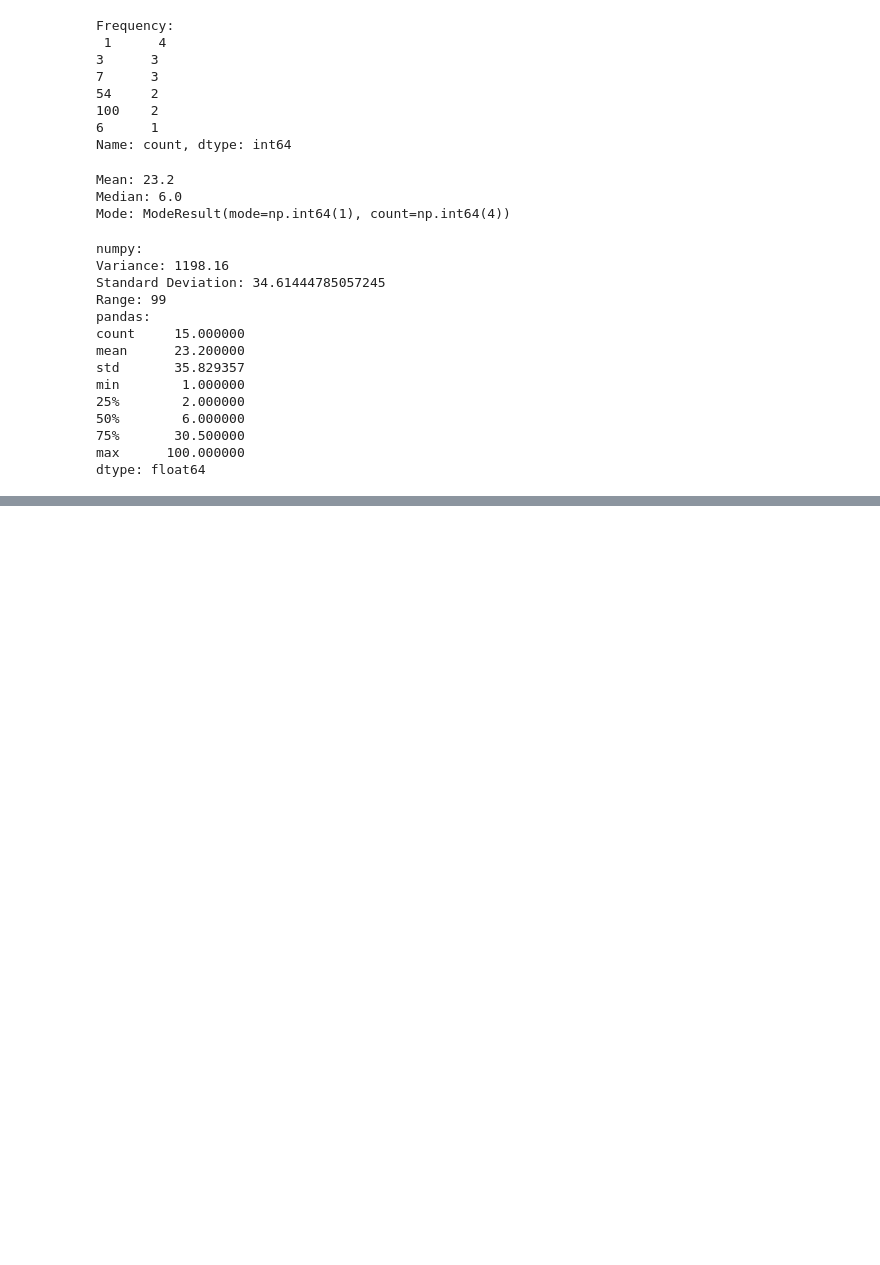
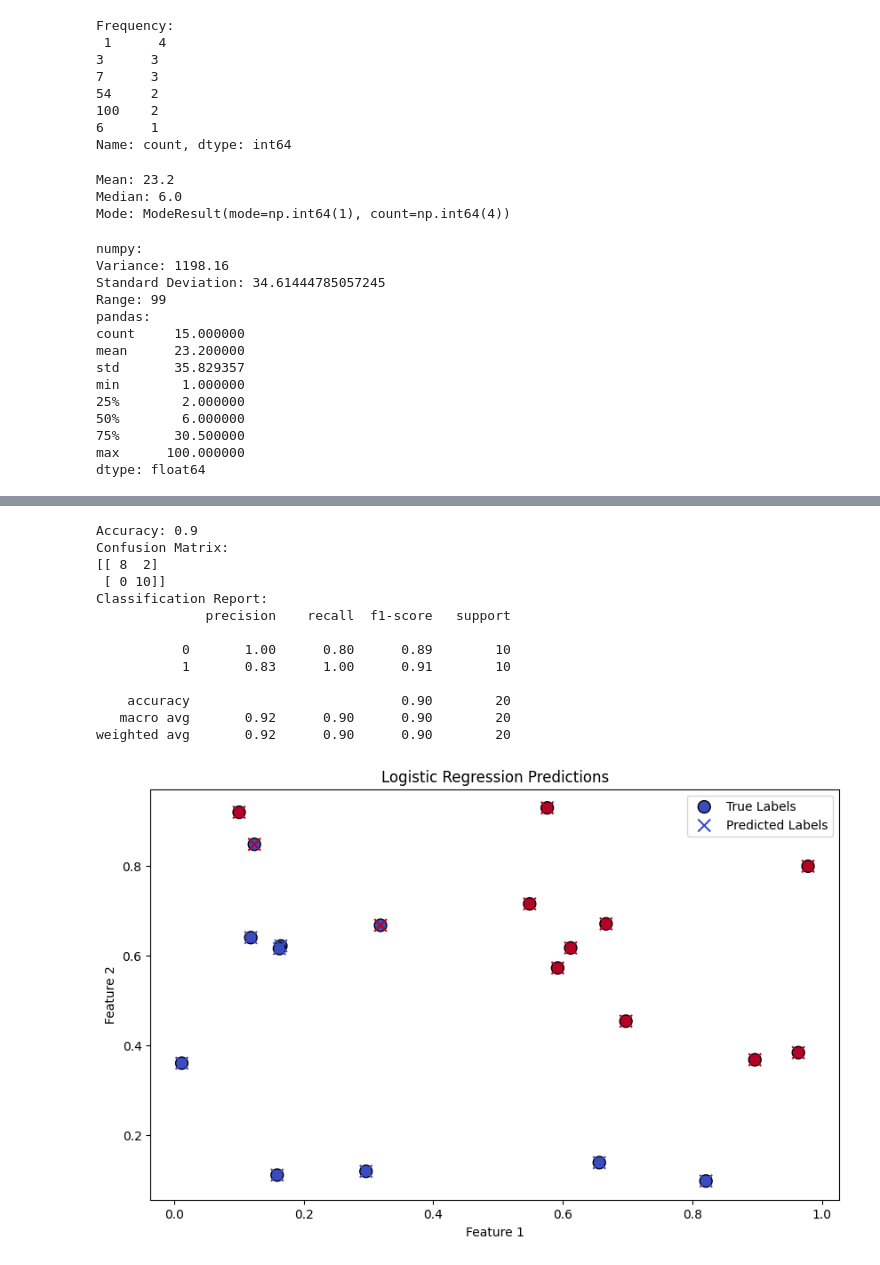
Before and after one commit to haroontrailblazer/EDA, a Jupyter notebook: Dataset functions/Data science methodologies.ipynb, the cells around one changed output, grey strips where cells are left out. Saved outputs shown, nothing was run; the diff lists cells and outputs as text; code cells hidden in the pictures; blank space fills up the shorter version.

```diff
--- a/Dataset functions/Data science methodologies.ipynb
+++ b/Dataset functions/Data science methodologies.ipynb
@@ -136,0 +200,47 @@ R2 Score: 0.9673144450474838
+# %%
+import numpy as np
+import pandas as pd
+import matplotlib.pyplot as plt
+from sklearn.model_selection import train_test_split
+from sklearn.linear_model import LogisticRegression
+from sklearn.metrics import accuracy_score, confusion_matrix, classification_report
+np.random.seed(0)
+X = np.random.rand(100, 2)
+y = (X[:, 0] + X[:, 1] > 1).astype(int)
+X_train, X_test, y_train, y_test = train_test_split(X, y, test_size=0.2, random_state=42)
+model = LogisticRegression()
+model.fit(X_train, y_train)
+y_pred = model.predict(X_test)
+accuracy = accuracy_score(y_test, y_pred)
+conf_matrix = confusion_matrix(y_test, y_pred)
+class_report = classification_report(y_test, y_pred)
+print(f'Accuracy: {accuracy}')
+print('Confusion Matrix:')
+print(conf_matrix)
+print('Classification Report:')
+print(class_report)
+plt.figure(figsize=(10, 6))
+plt.scatter(X_test[:, 0], X_test[:, 1], c=y_test, cmap='coolwarm', edgecolors='k', s=100,
+label='True Labels')
+plt.scatter(X_test[:, 0], X_test[:, 1], c=y_pred, marker='x', cmap='coolwarm', s=100,
+label='Predicted Labels')
+plt.title('Logistic Regression Predictions')
+plt.xlabel('Feature 1')
+plt.ylabel('Feature 2')
+plt.legend()
+plt.show()
+# %% [output]
+Accuracy: 0.9
+Confusion Matrix:
+[[ 8  2]
+ [ 0 10]]
+Classification Report:
+              precision    recall  f1-score   support
+
+           0       1.00      0.80      0.89        10
+           1       0.83      1.00      0.91        10
+
+    accuracy                           0.90        20
+   macro avg       0.92      0.90      0.90        20
+weighted avg       0.92      0.90      0.90        20
+[figure, added]
```
Also changed, not shown: parts of 10 cells of this notebook.
